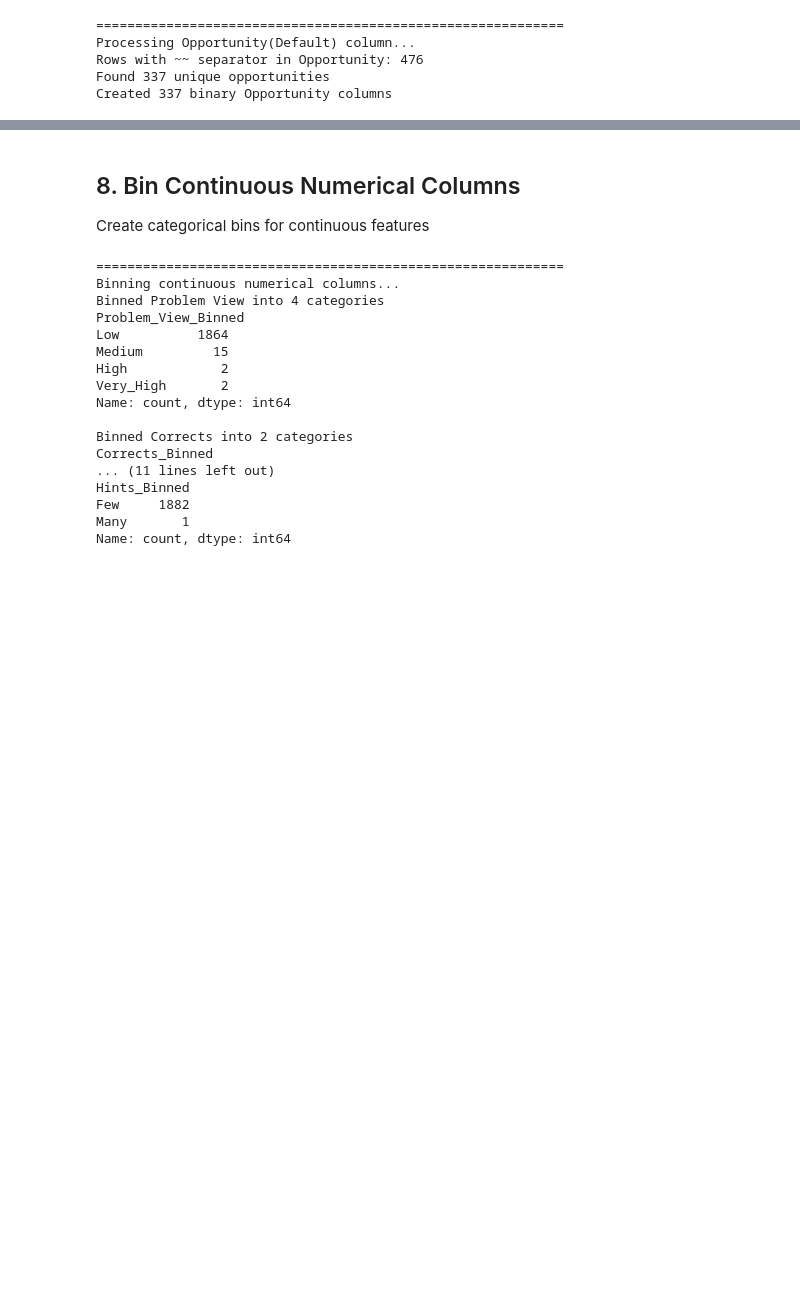
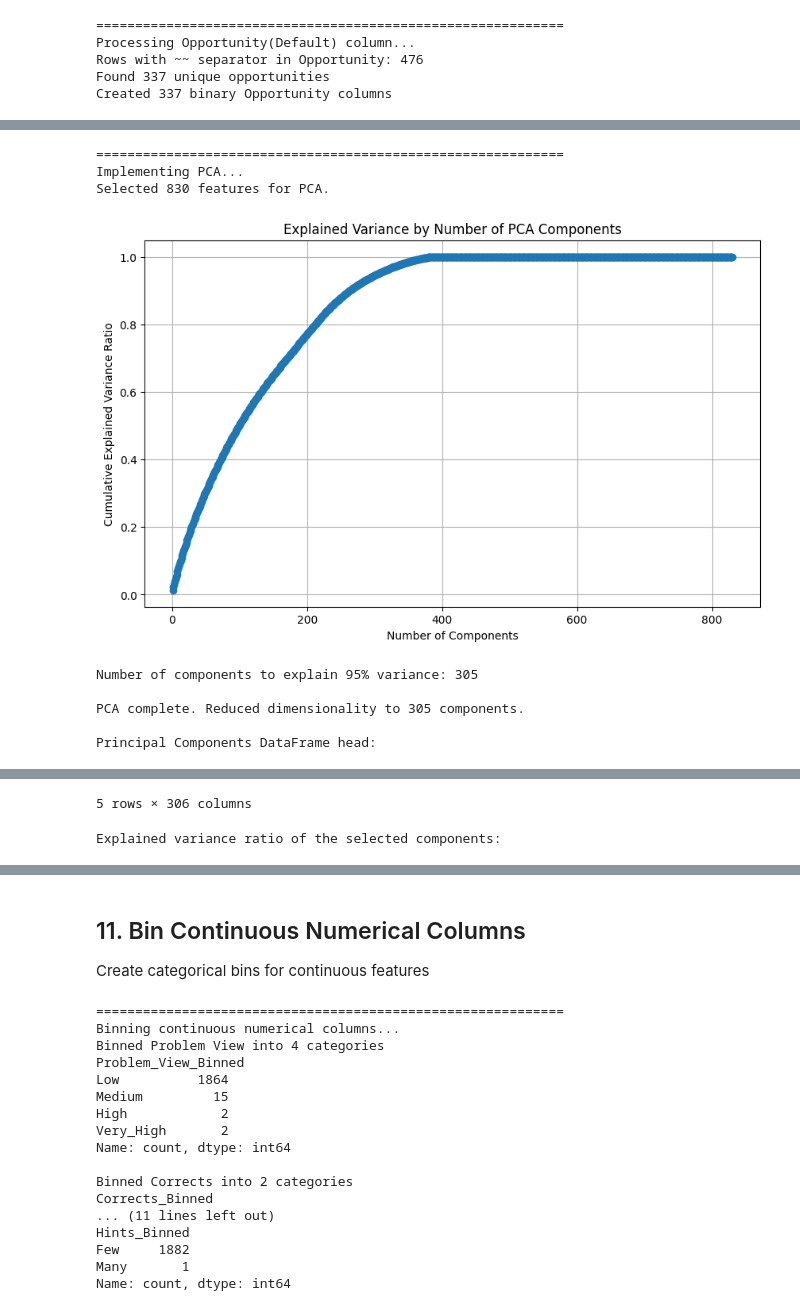
Before and after one commit to BlockchainDlamini/COS781_Data_Mining_Project, a Jupyter notebook: preprocessing.ipynb, the cells around one changed output, grey strips where cells are left out. Drawn from its saved outputs; the diff is of its cells as text; code cells hidden in the pictures; blank space fills up the shorter version.

```diff
--- a/preprocessing.ipynb
+++ b/preprocessing.ipynb
@@ -247,0 +338,75 @@ Created 337 binary Opportunity columns
+# %%
+print("\n" + "="*60)
+print("Implementing PCA...")
+
+from sklearn.preprocessing import StandardScaler
+from sklearn.decomposition import PCA
+import matplotlib.pyplot as plt
+import seaborn as sns
+
+# Select numerical and binary/dummy columns for PCA
+numerical_cols = df.select_dtypes(include=np.number).columns.tolist()
+binary_cols = [col for col in df.columns if col.startswith('KC_') or col.startswith('Opp_')]
+
+# Combine numerical and binary columns, excluding the original non-processed ones
+pca_features = [col for col in numerical_cols if col not in ['Problem View', 'Step Duration (sec)', 'Correct Step Duration (sec)', 'Error Step Duration (sec)', 'Correct First Attempt', 'Incorrects', 'Hints', 'Corrects', 'Engagement_Level', 'Opportunity(Default)']] + binary_cols
+
+# Exclude non-feature columns like student ID
+pca_features = [col for col in pca_features if col not in ['Anon Student Id']]
+
+print(f"Selected {len(pca_features)} features for PCA.")
+
+# Handle any potential remaining missing values in the selected features
+from sklearn.impute import SimpleImputer
+imputer = SimpleImputer(strategy='mean')
+df[pca_features] = imputer.fit_transform(df[pca_features])
+
+# Standardize the features before applying PCA
+scaler = StandardScaler()
+scaled_features = scaler.fit_transform(df[pca_features])
+
+# Apply PCA
+# Start by keeping all components to examine explained variance
+pca = PCA()
+pca.fit(scaled_features)
+
+# Plot the explained variance ratio
+plt.figure(figsize=(10, 6))
+plt.plot(range(1, len(pca.explained_variance_ratio_) + 1), np.cumsum(pca.explained_variance_ratio_), marker='o', linestyle='--')
+plt.title('Explained Variance by Number of PCA Components')
+plt.xlabel('Number of Components')
+plt.ylabel('Cumulative Explained Variance Ratio')
+plt.grid(True)
+plt.show()
+
+# Decide on the number of components based on the elbow plot or a threshold (e.g., 95% variance)
+
+n_components = np.argmax(np.cumsum(pca.explained_variance_ratio_) >= 0.95) + 1
+print(f"\nNumber of components to explain 95% variance: {n_components}")
+
+# Re-run PCA with the selected number of components
+pca = PCA(n_components=n_components)
+principal_components = pca.fit_transform(scaled_features)
+
+# Create a new DataFrame with the principal components
+pca_df = pd.DataFrame(data=principal_components, columns=[f'PC_{i+1}' for i in range(n_components)])
+
+# Ensure the index is aligned if merging
+pca_df['Anon Student Id'] = df['Anon Student Id'].reset_index(drop=True)
+
+print(f"\nPCA complete. Reduced dimensionality to {n_components} components.")
+print("\nPrincipal Components DataFrame head:")
+display(pca_df.head())
+
+print("\nExplained variance ratio of the selected components:")
+display(pca.explained_variance_ratio_)
+# %% [output]
+============================================================
+Implementing PCA...
+Selected 830 features for PCA.
+[figure, added]
+Number of components to explain 95% variance: 305
+
+PCA complete. Reduced dimensionality to 305 components.
+
+Principal Components DataFrame head:
@@ -247,0 +419,2 @@ Created 337 binary Opportunity columns
+5 rows × 306 columns
+Explained variance ratio of the selected components:
@@ -248,5 +438,5 @@ Created 337 binary Opportunity columns
 # %% [markdown]
-## 8. Bin Continuous Numerical Columns
+## 11. Bin Continuous Numerical Columns
 Create categorical bins for continuous features
 # %%
 print("\n" + "="*60)
```
Also changed, not shown: parts of 15 cells of this notebook.
